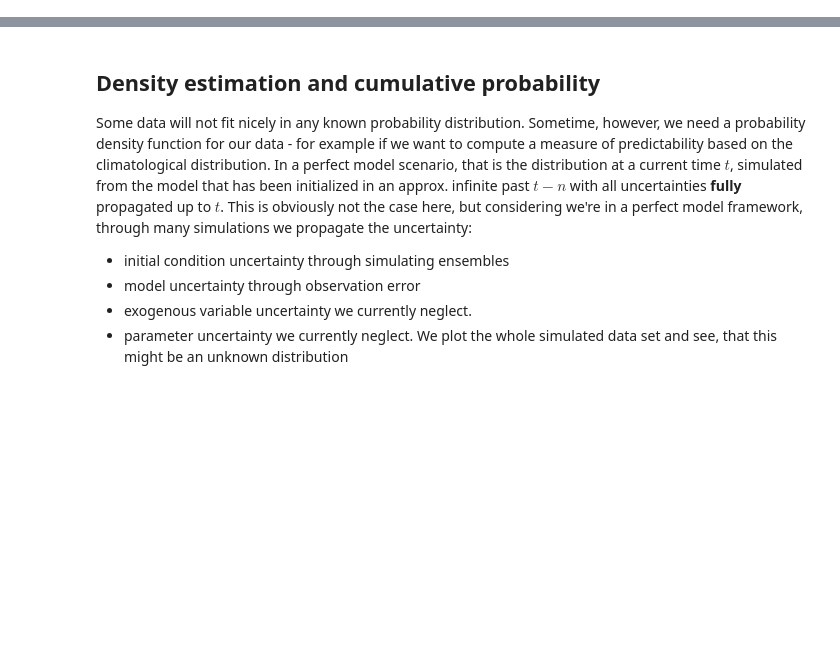
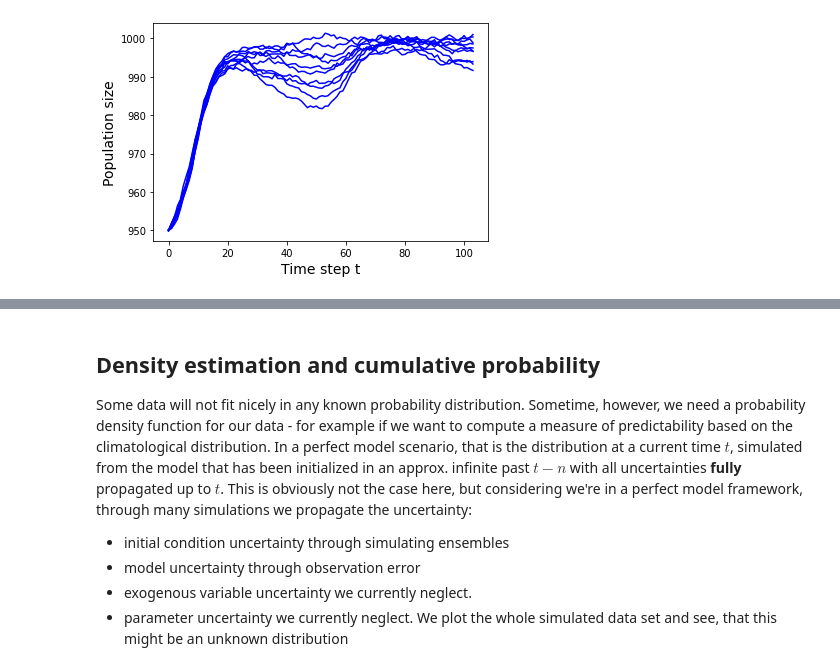
Before and after one commit to MWesselkamp/Ricker, a Jupyter notebook: Population_dynamics.ipynb, the cells around one changed output, grey strips where cells are left out. Saved outputs shown, nothing was run; the diff lists cells and outputs as text; code cells hidden in the pictures; blank space fills up the shorter version.

```diff
--- a/Population_dynamics.ipynb
+++ b/Population_dynamics.ipynb
@@ -44,0 +53,8 @@ print(x.shape)
+# %%
+# play around the hyperparameters and see how the simulations varies.
+sims.hyper_parameters(simulated_years=2,
+                           ensemble_size=10,
+                           initial_size=(950))
+x_true = sims.simulate() # still using default model parameters
+# %% [output]
+[figure, added]
```
Also changed, not shown: parts of 25 cells of this notebook, 5 other files.
